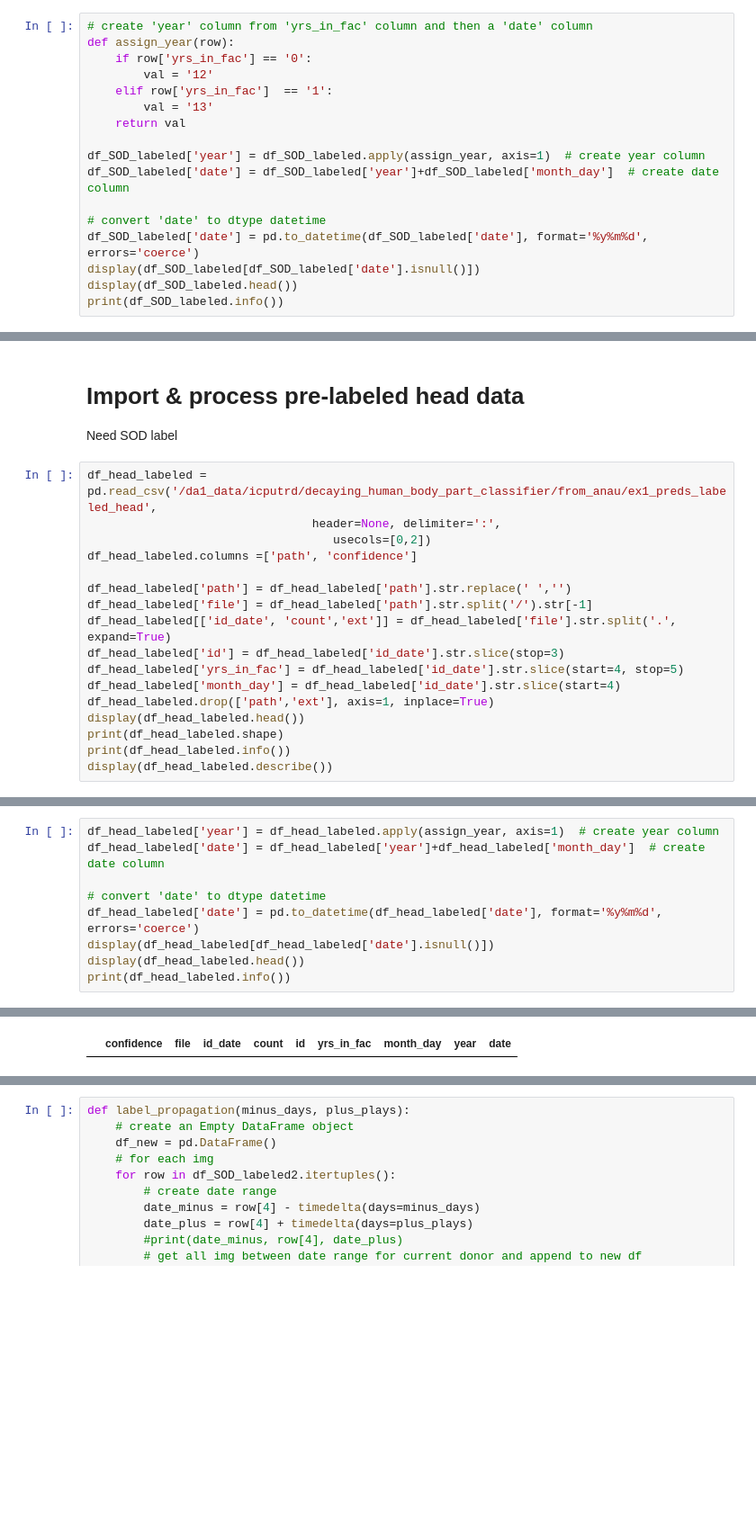
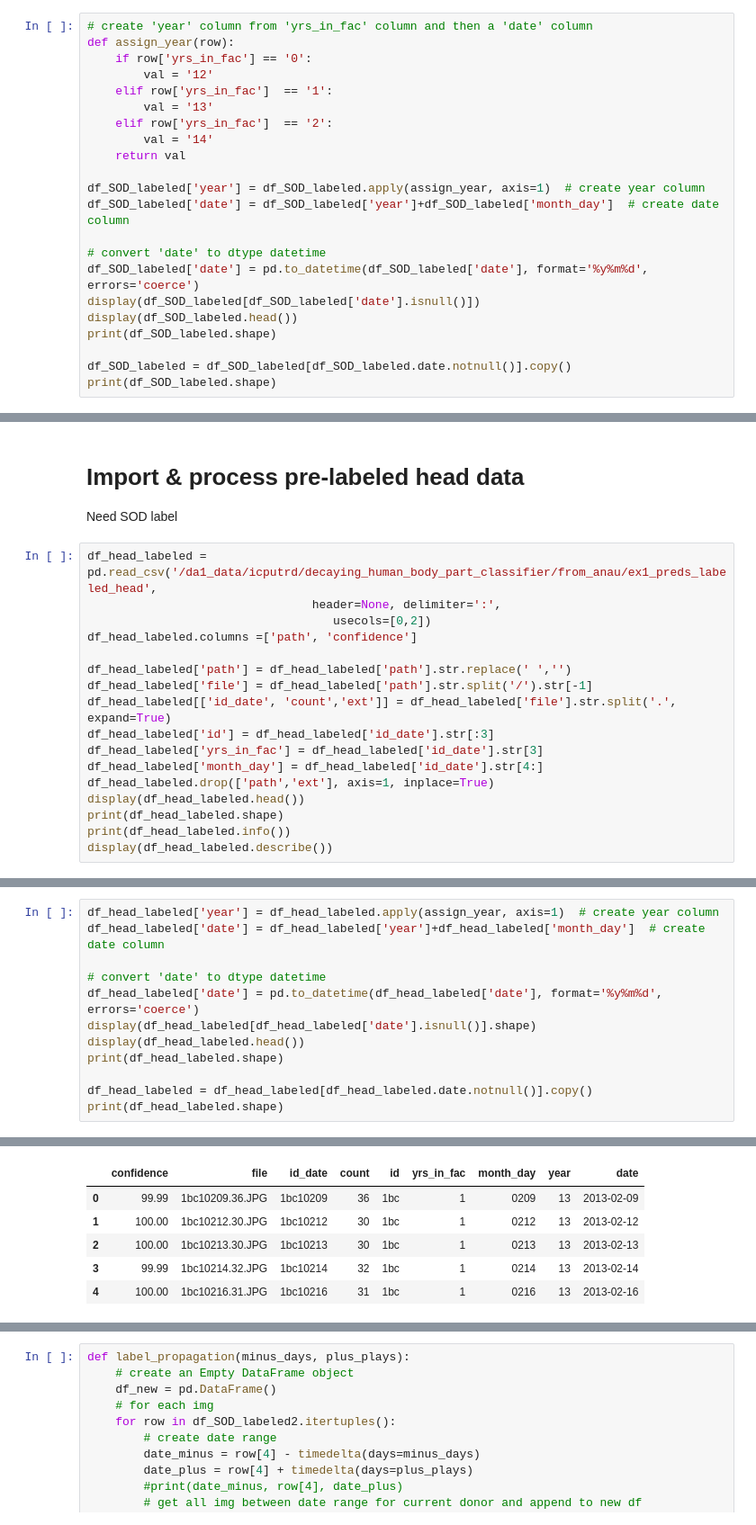
Before and after one commit to annamarianau/human_decomposition_image_classification, a Jupyter notebook: notebooks/label_propagation.ipynb, the cells around one changed output, grey strips where cells are left out. Shown at 90% size. Cells and saved outputs as stored; diff of their text form; blank space fills up the shorter version.

```diff
--- a/notebooks/label_propagation.ipynb
+++ b/notebooks/label_propagation.ipynb
@@ -73,6 +99,8 @@ def assign_year(row):
         val = '12'
     elif row['yrs_in_fac']  == '1':
         val = '13'
+    elif row['yrs_in_fac']  == '2':
+        val = '14'
     return val
 
 df_SOD_labeled['year'] = df_SOD_labeled.apply(assign_year, axis=1)  # create year column
@@ -82,6 +110,9 @@ df_SOD_labeled['date'] = df_SOD_labeled['year']+df_SOD_labeled['month_day']  # c
 df_SOD_labeled['date'] = pd.to_datetime(df_SOD_labeled['date'], format='%y%m%d', errors='coerce')
 display(df_SOD_labeled[df_SOD_labeled['date'].isnull()])
 display(df_SOD_labeled.head())
-print(df_SOD_labeled.info())
+print(df_SOD_labeled.shape)
+
+df_SOD_labeled = df_SOD_labeled[df_SOD_labeled.date.notnull()].copy()
+print(df_SOD_labeled.shape)
 # %% [output]
 |  | file | label | id_date | count | id | yrs_in_fac | month_day | year | date |
@@ -132,9 +154,9 @@ df_head_labeled.columns =['path', 'confidence']
 df_head_labeled['path'] = df_head_labeled['path'].str.replace(' ','')
 df_head_labeled['file'] = df_head_labeled['path'].str.split('/').str[-1]
 df_head_labeled[['id_date', 'count','ext']] = df_head_labeled['file'].str.split('.', expand=True)
-df_head_labeled['id'] = df_head_labeled['id_date'].str.slice(stop=3)
-df_head_labeled['yrs_in_fac'] = df_head_labeled['id_date'].str.slice(start=4, stop=5)
-df_head_labeled['month_day'] = df_head_labeled['id_date'].str.slice(start=4)
+df_head_labeled['id'] = df_head_labeled['id_date'].str[:3]
+df_head_labeled['yrs_in_fac'] = df_head_labeled['id_date'].str[3]
+df_head_labeled['month_day'] = df_head_labeled['id_date'].str[4:]
 df_head_labeled.drop(['path','ext'], axis=1, inplace=True)
 display(df_head_labeled.head())
 print(df_head_labeled.shape)
@@ -178,7 +200,10 @@ df_head_labeled['date'] = df_head_labeled['year']+df_head_labeled['month_day']
 
 # convert 'date' to dtype datetime
 df_head_labeled['date'] = pd.to_datetime(df_head_labeled['date'], format='%y%m%d', errors='coerce')
-display(df_head_labeled[df_head_labeled['date'].isnull()])
+display(df_head_labeled[df_head_labeled['date'].isnull()].shape)
 display(df_head_labeled.head())
-print(df_head_labeled.info())
+print(df_head_labeled.shape)
+
+df_head_labeled = df_head_labeled[df_head_labeled.date.notnull()].copy()
+print(df_head_labeled.shape)
 # %% [output]
@@ -185 +211,6 @@ print(df_head_labeled.info())
 |  | confidence | file | id_date | count | id | yrs_in_fac | month_day | year | date |
+| 0 | 99.99 | 1bc10209.36.JPG | 1bc10209 | 36 | 1bc | 1 | 0209 | 13 | 2013-02-09 |
+| 1 | 100.00 | 1bc10212.30.JPG | 1bc10212 | 30 | 1bc | 1 | 0212 | 13 | 2013-02-12 |
+| 2 | 100.00 | 1bc10213.30.JPG | 1bc10213 | 30 | 1bc | 1 | 0213 | 13 | 2013-02-13 |
+| 3 | 99.99 | 1bc10214.32.JPG | 1bc10214 | 32 | 1bc | 1 | 0214 | 13 | 2013-02-14 |
+| 4 | 100.00 | 1bc10216.31.JPG | 1bc10216 | 31 | 1bc | 1 | 0216 | 13 | 2013-02-16 |
```
Also changed, not shown: parts of 19 cells of this notebook.
